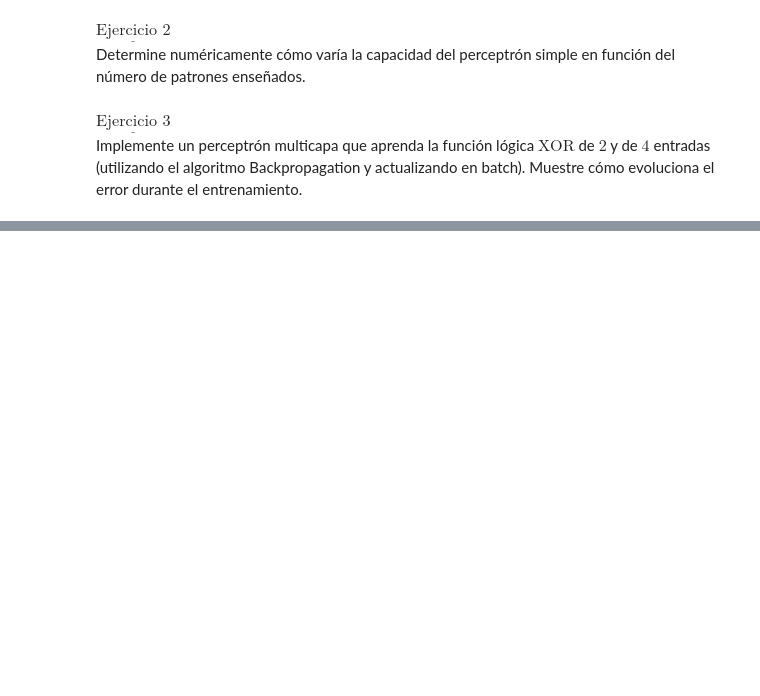
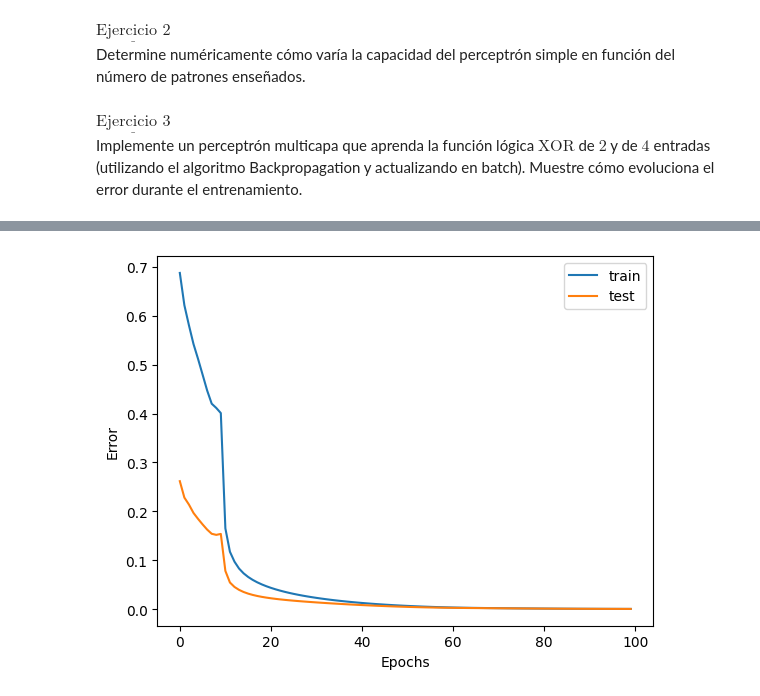
Before and after one commit to alejoordonez02/tp2-aprendizaje-profundo, a Jupyter notebook: TP2.ipynb, the cells around one changed output, grey strips where cells are left out. Drawn from its saved outputs; the diff is of its cells as text; code cells hidden in the pictures; blank space fills up the shorter version.

```diff
--- a/TP2.ipynb
+++ b/TP2.ipynb
@@ -379,0 +281,67 @@ pred: 1, true: 1
+# %%
+# genero los datos
+X = np.array([[x, y, z] for x, y, z in zip(np.linspace(0, 2*np.pi, 100),
+                                           np.linspace(0, 2*np.pi, 100),
+                                           np.linspace(-1, 1, 100))]).reshape(100, 3, 1)
+Y = np.array([np.sin(x) + np.cos(y) + z for x, y, z in X]).reshape(100, 1, 1)
+
+# desordeno los datos antes de separar train y test
+indices = np.random.permutation(X.shape[0])  # Generar permutación aleatoria
+X_shuffled = X[indices]
+Y_shuffled = Y[indices]
+
+# asigno el 80% de los datos para entrenamiento y el 20% para test
+X_train, Y_train = X_shuffled[:80], Y_shuffled[:80]
+X_test, Y_test = X_shuffled[80:], Y_shuffled[80:]
+
+multilayer_perceptron = [
+    Dense(3, 9),
+    Tanh(),
+    Dense(9, 1),
+    # Tanh()
+    # Dense(15, 1),
+    # Tanh()
+]
+
+# modifico el entrenamiento para coleccionar también los errores en el conjunto de evaluación
+def train_multilayer_perceptron(network, loss, loss_prime, X_train, Y_train, X_test, Y_test, epochs, learning_rate, batch_size):
+    errors_train = []
+    errors_test = []
+    for _ in range(epochs):
+        error = 0
+        for i in range(0, len(X_train), batch_size):
+            X_batch = X_train[i:i + batch_size]
+            Y_batch = Y_train[i:i + batch_size]
+            batch_error = 0
+            for x, y in zip(X_batch, Y_batch):
+                # forward
+                output = predict(network, x)
+                batch_error += loss(y, output)
+                # backpropagation para obtener el gradiente
+                grad = loss_prime(y, output)
+                for layer in reversed(network):
+                    grad = layer.backward(grad, learning_rate) # calculo el gradiente por capa
+            error += batch_error / batch_size
+        error /= (len(X_train) / batch_size)
+        error_train = np.mean(loss(Y_train, [predict(multilayer_perceptron, x) for x in X_train]))
+        error_test = np.mean(loss(Y_test, [predict(multilayer_perceptron, x) for x in X_test]))
+        errors_train.append(error_train)
+        errors_test.append(error_test)
+    return errors_train, errors_test
+
+# modifico tamibén la función para graficar los errores para que muestre los dos errores
+def plot_training_error(errors_train, errors_test):
+    plt.plot(range(len(errors_train)), errors_train, label='train')
+    plt.plot(range(len(errors_test)), errors_test, label='test')
+    plt.xlabel('Epochs')
+    plt.ylabel('Error')
+    plt.legend()
+    plt.show()
+
+epochs = 100
+learning_rate = 0.005
+batch_size = 4
+errors_train, errors_test = train_multilayer_perceptron(multilayer_perceptron, mse, mse_prime, X_train, Y_train, X_test, Y_test, epochs, learning_rate, batch_size)
+plot_training_error(errors_train, errors_test)
+# %% [output]
+[figure, added]
```
Also changed, not shown: parts of 26 cells of this notebook.
